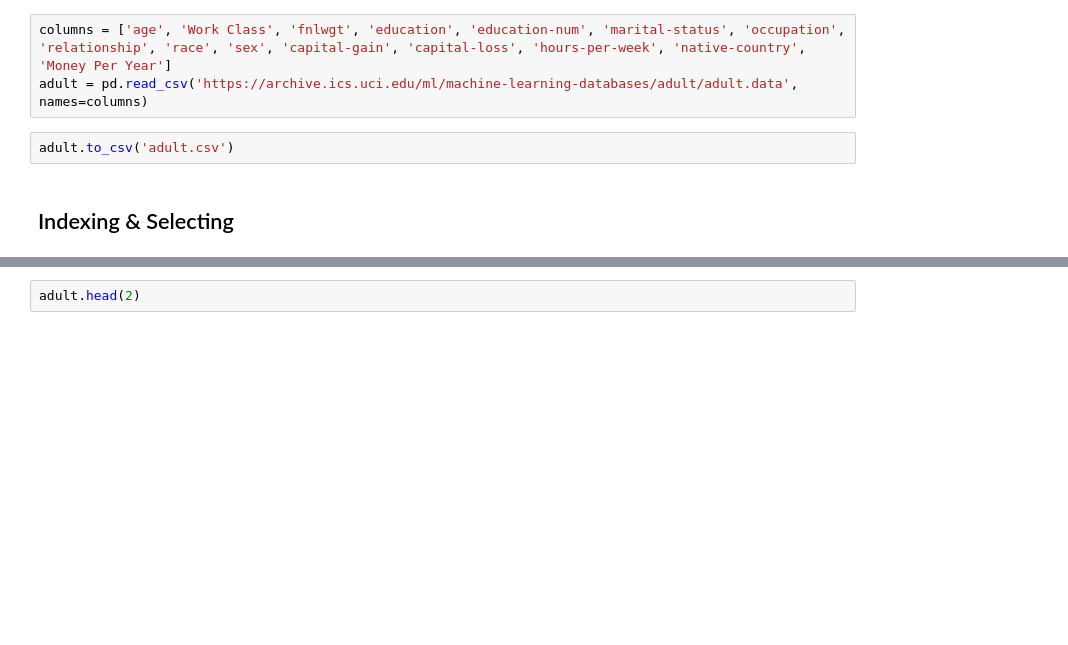
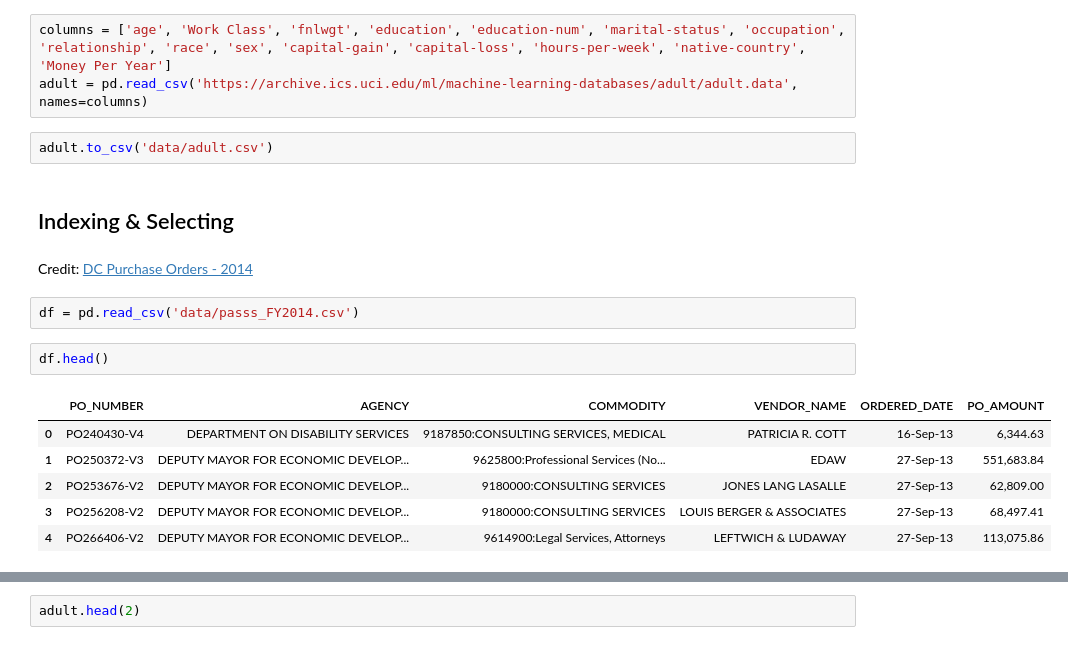
Before and after one commit to zkan/python-for-data-scientists, a Jupyter notebook: 03-pandas-for-all-things-data-analysis/03-taming-data.ipynb, the cells around one changed output, grey strips where cells are left out. Saved outputs shown, nothing was run; the diff lists cells and outputs as text; blank space fills up the shorter version.

```diff
--- a/03-pandas-for-all-things-data-analysis/03-taming-data.ipynb
+++ b/03-pandas-for-all-things-data-analysis/03-taming-data.ipynb
@@ -11,6 +12,19 @@ import pandas as pd
 columns = ['age', 'Work Class', 'fnlwgt', 'education', 'education-num', 'marital-status', 'occupation', 'relationship', 'race', 'sex', 'capital-gain', 'capital-loss', 'hours-per-week', 'native-country', 'Money Per Year']
 adult = pd.read_csv('https://archive.ics.uci.edu/ml/machine-learning-databases/adult/adult.data', names=columns)
 # %%
-adult.to_csv('adult.csv')
+adult.to_csv('data/adult.csv')
 # %% [markdown]
 ## Indexing & Selecting
+# %% [markdown]
+Credit: [DC Purchase Orders - 2014](https://data.world/finance/dc-purchase-orders-2014)
+# %%
+df = pd.read_csv('data/passs_FY2014.csv')
+# %%
+df.head()
+# %% [output]
+|  | PO_NUMBER | AGENCY | COMMODITY | VENDOR_NAME | ORDERED_DATE | PO_AMOUNT |
+| 0 | PO240430-V4 | DEPARTMENT ON DISABILITY SERVICES | 9187850:CONSULTING SERVICES, MEDICAL | PATRICIA R. COTT | 16-Sep-13 | 6,344.63 |
+| 1 | PO250372-V3 | DEPUTY MAYOR FOR ECONOMIC DEVELOP... | 9625800:Professional Services (No... | EDAW | 27-Sep-13 | 551,683.84 |
+| 2 | PO253676-V2 | DEPUTY MAYOR FOR ECONOMIC DEVELOP... | 9180000:CONSULTING SERVICES | JONES LANG LASALLE | 27-Sep-13 | 62,809.00 |
+| 3 | PO256208-V2 | DEPUTY MAYOR FOR ECONOMIC DEVELOP... | 9180000:CONSULTING SERVICES | LOUIS BERGER & ASSOCIATES | 27-Sep-13 | 68,497.41 |
+| 4 | PO266406-V2 | DEPUTY MAYOR FOR ECONOMIC DEVELOP... | 9614900:Legal Services, Attorneys | LEFTWICH & LUDAWAY | 27-Sep-13 | 113,075.86 |
```
Also changed, not shown: parts of 8 cells of this notebook.
